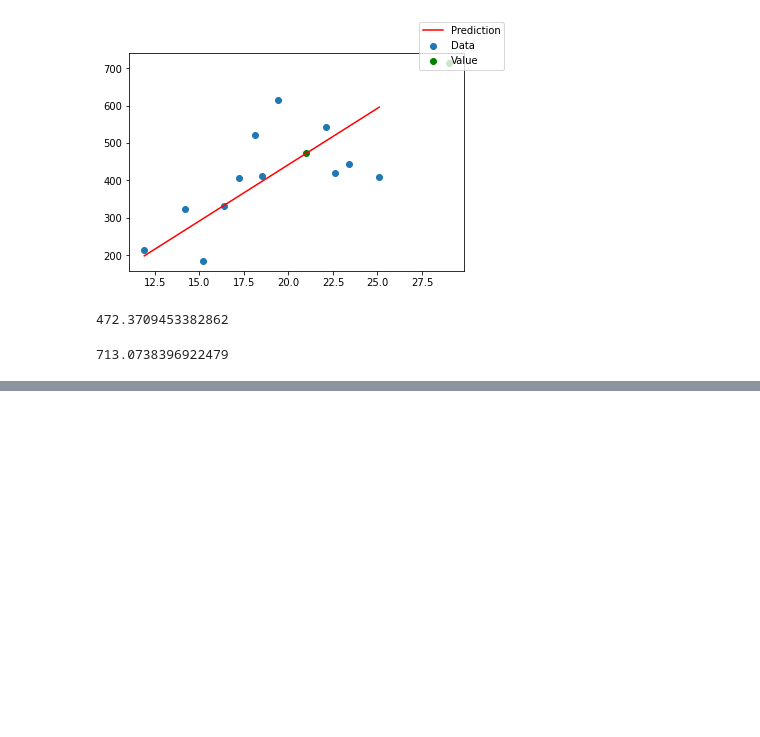
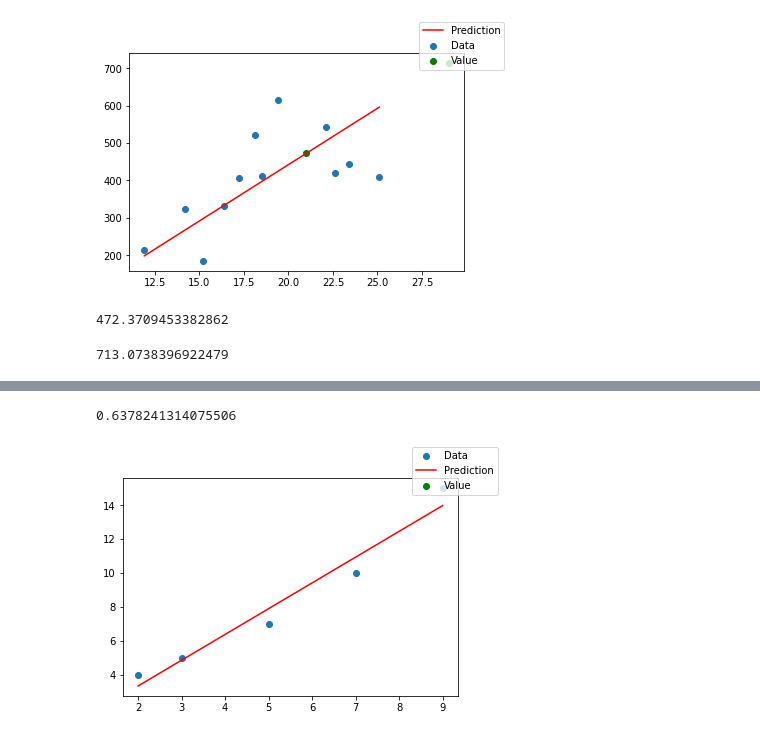
Before and after one commit to MrRhuezzler/Programs, a Jupyter notebook: Sem_5/ML/ML_Tutorial_Practice_1.ipynb, the cells around one changed output, grey strips where cells are left out. Cells and saved outputs as stored; diff of their text form; code cells hidden in the pictures; blank space fills up the shorter version.

```diff
--- a/Sem_5/ML/ML_Tutorial_Practice_1.ipynb
+++ b/Sem_5/ML/ML_Tutorial_Practice_1.ipynb
@@ -100,0 +159,8 @@ pred(29, i, s)
+# %%
+x = np.array([2, 3, 5, 7, 9])
+y = np.array([4, 5, 7, 10, 15])
+# %%
+x = x.reshape(-1, 1)
+# %%
+lr = LinearRegression(lr = 0.01, n_iters = 1000)
+lr.fit(x, y, verbose=1)
@@ -100,0 +185,8 @@ pred(29, i, s)
+# %%
+lr.evaluate(x, y)
+# %% [output]
+0.6378241314075506
+# %%
+plot(x, y, lr.bias, lr.regressors[0])
+# %% [output]
+[figure, added]
```
Also changed, not shown: parts of 6 cells of this notebook, 6 other files.
